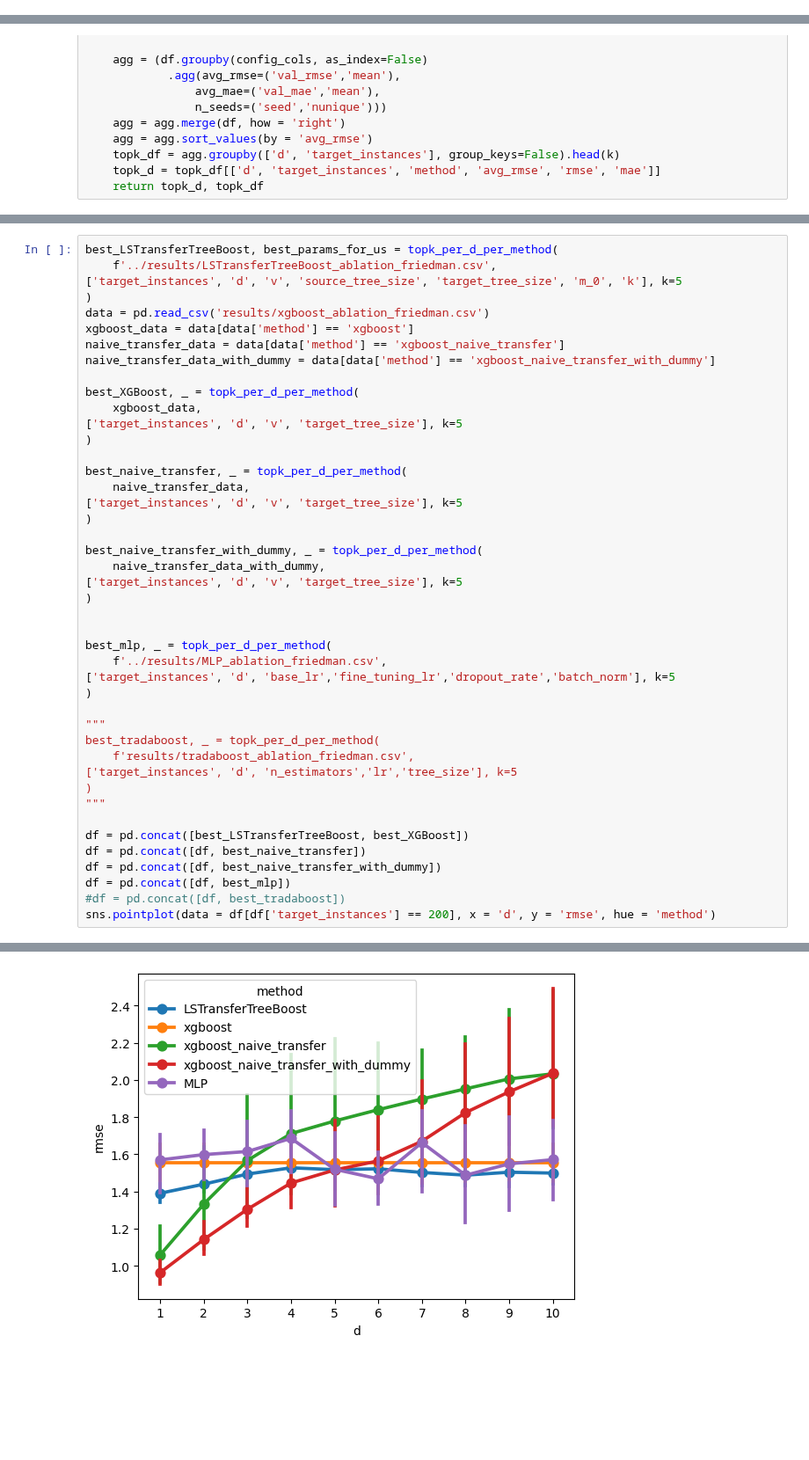
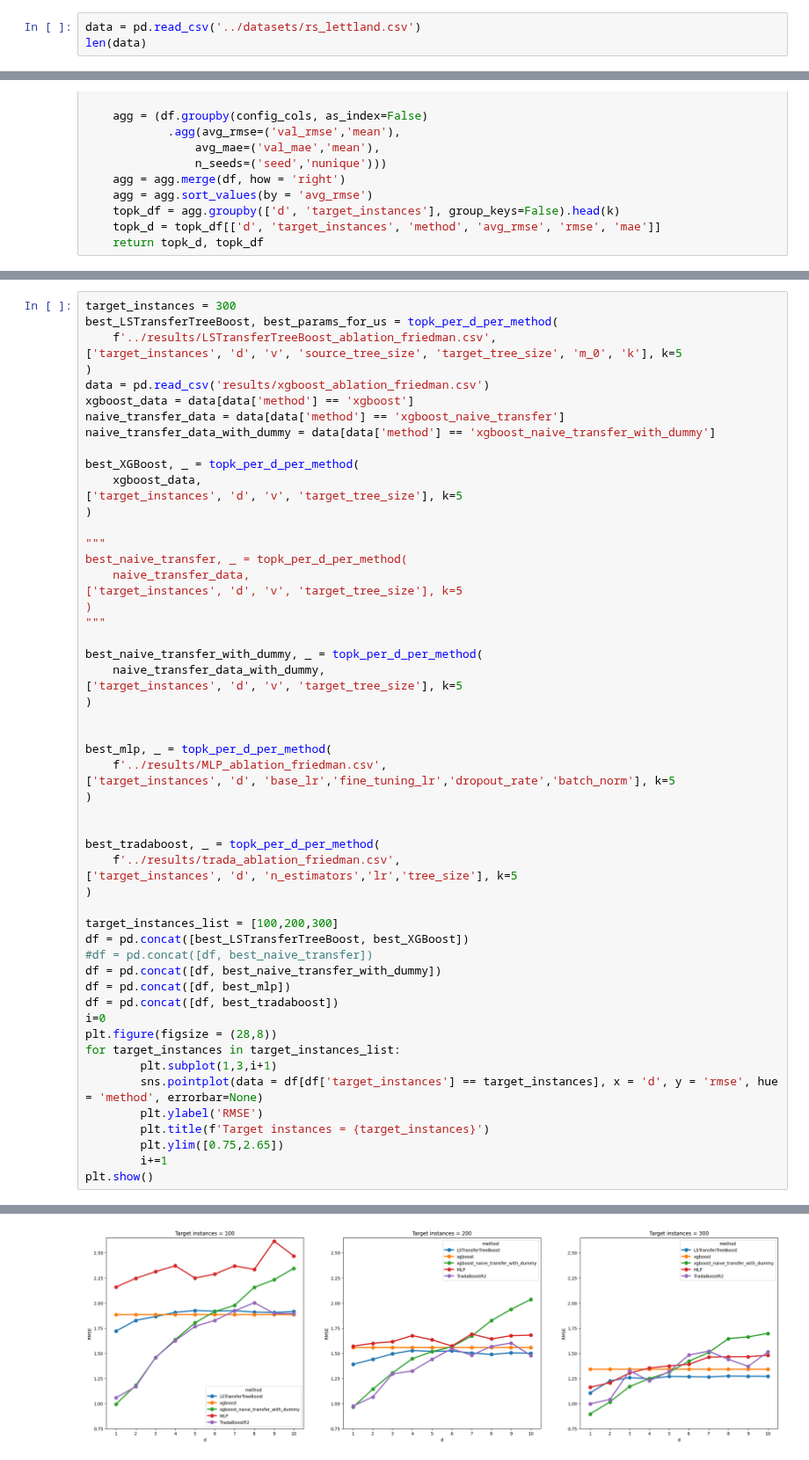
Before and after one commit to DageBjorne/transfertreeboost, a Jupyter notebook: experiments/viz.ipynb, the cells around one changed output, grey strips where cells are left out. Shown at 88% size. Cells and saved outputs as stored; diff of their text form; blank space fills up the shorter version.

```diff
--- a/experiments/viz.ipynb
+++ b/experiments/viz.ipynb
@@ -3,3 +3,6 @@ import seaborn as sns
 import pandas as pd
 import numpy as np
 import matplotlib.pyplot as plt
+# %%
+data = pd.read_csv('../datasets/rs_lettland.csv')
+len(data)
@@ -24,4 +37,5 @@ def topk_per_d_per_method(data, config_cols, k=5):
 # %%
+target_instances = 300
 best_LSTransferTreeBoost, best_params_for_us = topk_per_d_per_method(
     f'../results/LSTransferTreeBoost_ablation_friedman.csv',
 ['target_instances', 'd', 'v', 'source_tree_size', 'target_tree_size', 'm_0', 'k'], k=5
@@ -36,10 +50,12 @@ best_XGBoost, _ = topk_per_d_per_method(
 ['target_instances', 'd', 'v', 'target_tree_size'], k=5
 )
 
+"""
 best_naive_transfer, _ = topk_per_d_per_method(
     naive_transfer_data,
 ['target_instances', 'd', 'v', 'target_tree_size'], k=5
 )
+"""
 
 best_naive_transfer_with_dummy, _ = topk_per_d_per_method(
     naive_transfer_data_with_dummy,
@@ -52,17 +68,26 @@ best_mlp, _ = topk_per_d_per_method(
 ['target_instances', 'd', 'base_lr','fine_tuning_lr','dropout_rate','batch_norm'], k=5
 )
 
-"""
+
 best_tradaboost, _ = topk_per_d_per_method(
-    f'results/tradaboost_ablation_friedman.csv',
+    f'../results/trada_ablation_friedman.csv',
 ['target_instances', 'd', 'n_estimators','lr','tree_size'], k=5
 )
-"""
 
+target_instances_list = [100,200,300]
 df = pd.concat([best_LSTransferTreeBoost, best_XGBoost])
-df = pd.concat([df, best_naive_transfer])
+#df = pd.concat([df, best_naive_transfer])
 df = pd.concat([df, best_naive_transfer_with_dummy])
 df = pd.concat([df, best_mlp])
-#df = pd.concat([df, best_tradaboost])
-sns.pointplot(data = df[df['target_instances'] == 200], x = 'd', y = 'rmse', hue = 'method')
+df = pd.concat([df, best_tradaboost])
+i=0
+plt.figure(figsize = (28,8))
+for target_instances in target_instances_list:
+        plt.subplot(1,3,i+1)
+        sns.pointplot(data = df[df['target_instances'] == target_instances], x = 'd', y = 'rmse', hue = 'method', errorbar=None)
+        plt.ylabel('RMSE')
+        plt.title(f'Target instances = {target_instances}')
+        plt.ylim([0.75,2.65])
+        i+=1
+plt.show()
 # %% [output]
@@ -70 +94 @@ sns.pointplot(data = df[df['target_instances'] == 200], x = 'd', y = 'rmse', hue
-[figure, old version]
+[figure, new version]
```
Also changed, not shown: parts of 4 cells of this notebook, 1 other file.
